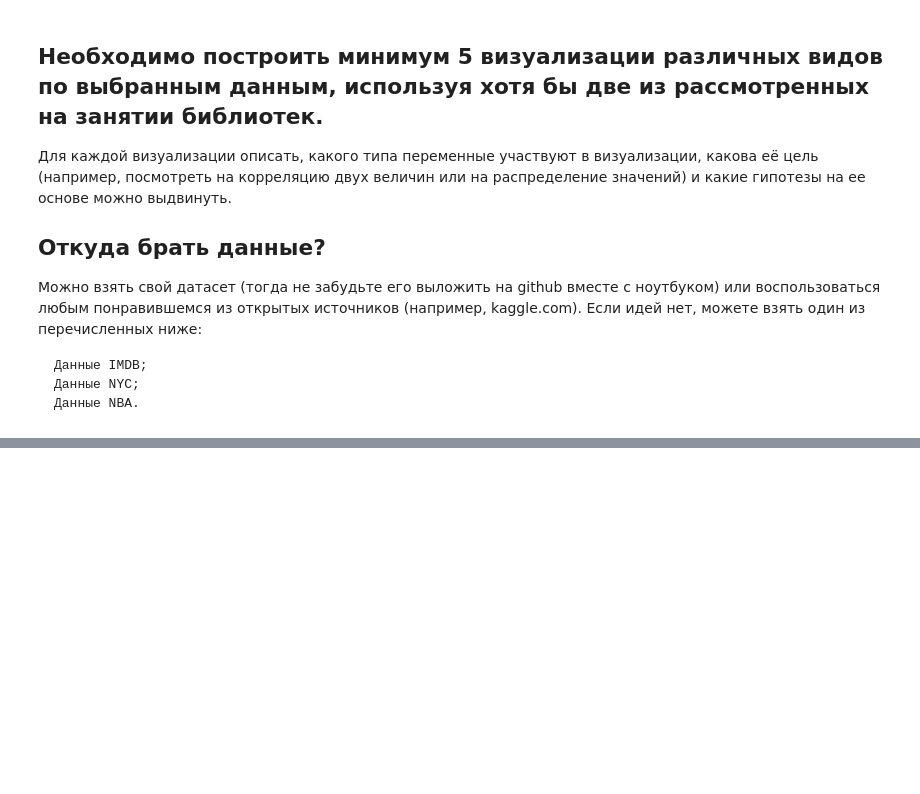
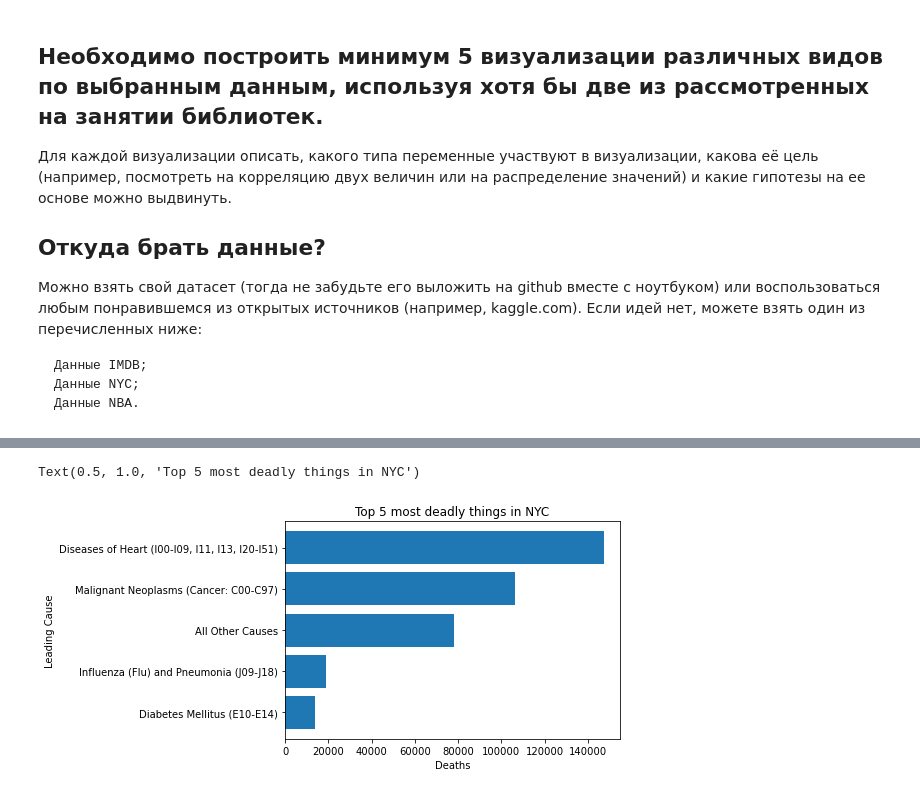
Before and after one commit to HeliosBI/PYDAHW16, a Jupyter notebook: PYDAHW16.ipynb, the cells around one changed output, grey strips where cells are left out. Drawn from its saved outputs; the diff is of its cells as text; code cells hidden in the pictures; blank space fills up the shorter version.

```diff
--- a/PYDAHW16.ipynb
+++ b/PYDAHW16.ipynb
@@ -12,0 +54,12 @@
+# %%
+causes_of_death = (df.groupby('Leading Cause').sum().sort_values(by='Deaths', ascending=False).head(5)
+                   .sort_values(by='Deaths', ascending=True))
+# causes_of_death
+# %%
+plt.barh(causes_of_death.index, causes_of_death['Deaths'])
+plt.xlabel('Deaths')
+plt.ylabel('Leading Cause')
+plt.title('Top 5 most deadly things in NYC')
+# %% [output]
+Text(0.5, 1.0, 'Top 5 most deadly things in NYC')
+[figure, added]
```
Also changed, not shown: parts of 14 cells of this notebook.
